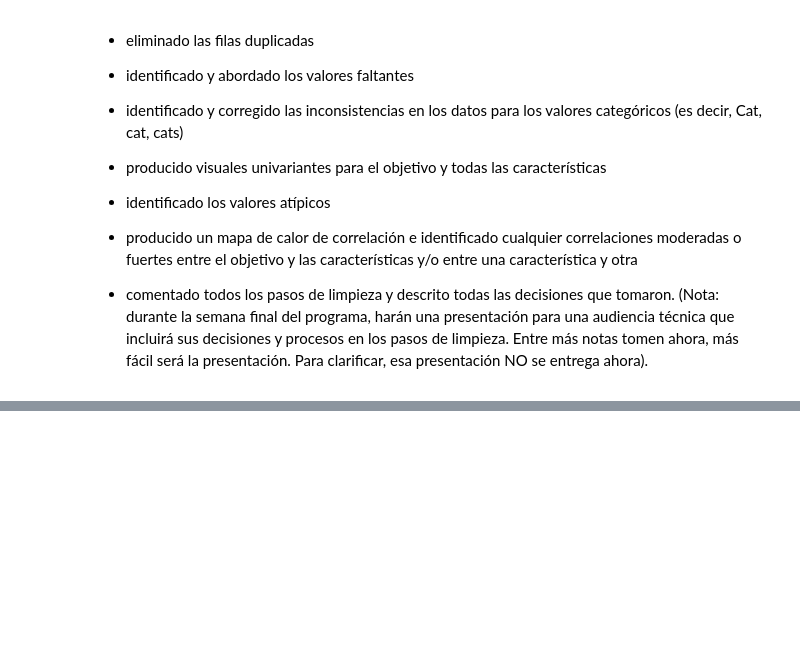
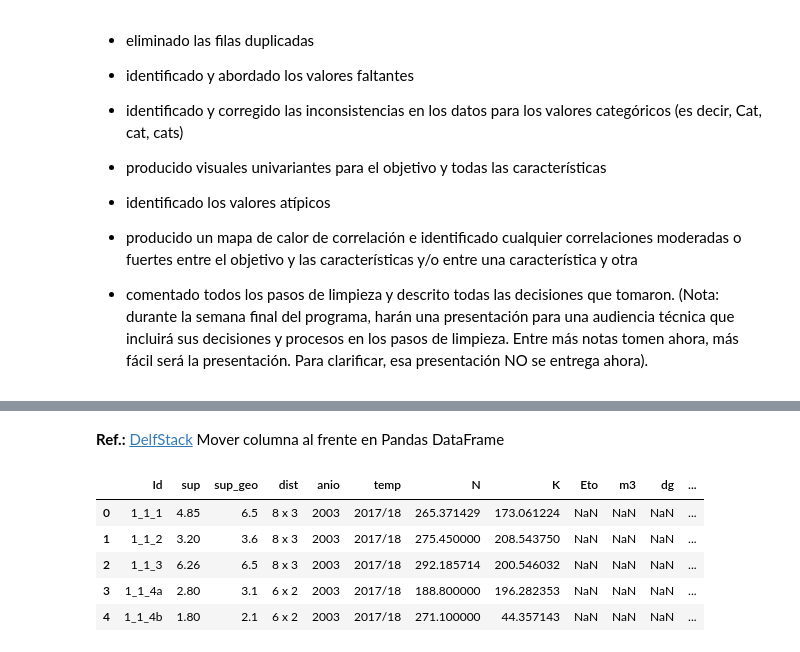
Before and after one commit to javierexe/estimacion-de-cosecha, a Jupyter notebook: Proyecto_2.ipynb, the cells around one changed output, grey strips where cells are left out. Saved outputs shown, nothing was run; the diff lists cells and outputs as text; code cells hidden in the pictures; blank space fills up the shorter version.

```diff
--- a/Proyecto_2.ipynb
+++ b/Proyecto_2.ipynb
@@ -220,0 +344,15 @@ NameError: ignored
+# %%
+col = df.pop('Id')
+df.insert(loc= 0 , column= 'Id', value= col)
+df.drop(columns=['Estanque', 'Unidad', 'Sector'], inplace=True)
+# %% [markdown]
+**Ref.:** [DelfStack](https://www.delftstack.com/es/howto/python-pandas/pandas-move-column-to-front/#google_vignette) Mover columna al frente en Pandas DataFrame
+# %%
+df.head()
+# %% [output]
+|  | Id | sup | sup_geo | dist | anio | temp | N | K | Eto | m3 | dg | ... |
+| 0 | 1_1_1 | 4.85 | 6.5 | 8 x 3 | 2003 | 2017/18 | 265.371429 | 173.061224 | NaN | NaN | NaN | ... |
+| 1 | 1_1_2 | 3.20 | 3.6 | 8 x 3 | 2003 | 2017/18 | 275.450000 | 208.543750 | NaN | NaN | NaN | ... |
+| 2 | 1_1_3 | 6.26 | 6.5 | 8 x 3 | 2003 | 2017/18 | 292.185714 | 200.546032 | NaN | NaN | NaN | ... |
+| 3 | 1_1_4a | 2.80 | 3.1 | 6 x 2 | 2003 | 2017/18 | 188.800000 | 196.282353 | NaN | NaN | NaN | ... |
+| 4 | 1_1_4b | 1.80 | 2.1 | 6 x 2 | 2003 | 2017/18 | 271.100000 | 44.357143 | NaN | NaN | NaN | ... |
```
Also changed, not shown: parts of 31 cells of this notebook.
